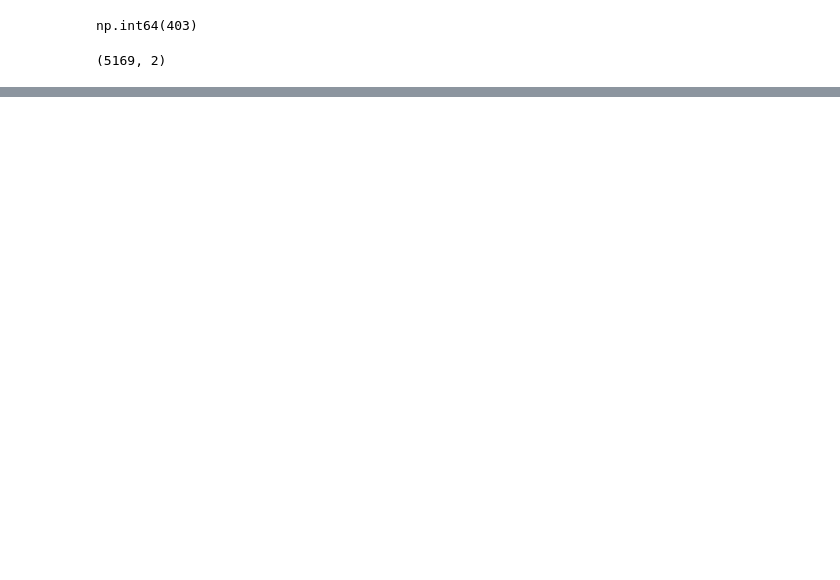
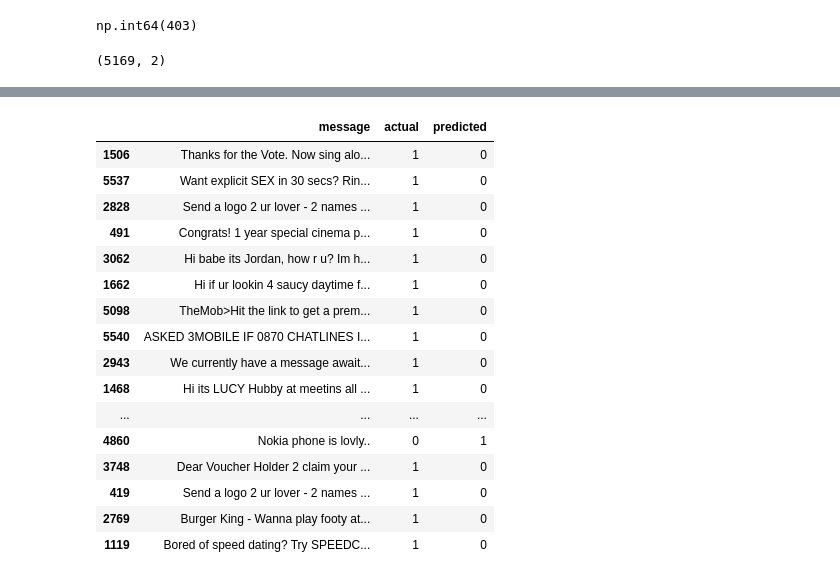
Before and after one commit to mohammedshoaib07cloud/SMS-spam-classifier, a Jupyter notebook: spam-calssifier.ipynb, the cells around one changed output, grey strips where cells are left out. Drawn from its saved outputs; the diff is of its cells as text; code cells hidden in the pictures; blank space fills up the shorter version.

Commit message:
Add train/test split, TF-IDF vectorization, Naive Bayes model, evaluation

```diff
--- a/spam-calssifier.ipynb
+++ b/spam-calssifier.ipynb
@@ -108,0 +129,12 @@ See the caveats in the documentation: https://pandas.pydata.org/pandas-docs/stab
+# %%
+from sklearn.model_selection import train_test_split
+
+X_train, X_test, y_train, y_test = train_test_split(
+    df["message"],
+    df["label_num"],
+    test_size=0.2,
+    random_state=42,
+    stratify=df["label_num"]
+)
+
+print(X_train.shape, X_test.shape)
@@ -108,0 +143,9 @@ See the caveats in the documentation: https://pandas.pydata.org/pandas-docs/stab
+# %%
+from sklearn.feature_extraction.text import TfidfVectorizer
+
+vectorizer = TfidfVectorizer(stop_words="english", lowercase=True)
+
+X_train_vec = vectorizer.fit_transform(X_train)
+X_test_vec = vectorizer.transform(X_test)
+
+print(X_train_vec.shape)
@@ -108,0 +154,5 @@ See the caveats in the documentation: https://pandas.pydata.org/pandas-docs/stab
+# %%
+from sklearn.naive_bayes import MultinomialNB
+
+model = MultinomialNB()
+model.fit(X_train_vec, y_train)
@@ -108,0 +161,10 @@ See the caveats in the documentation: https://pandas.pydata.org/pandas-docs/stab
+# %%
+from sklearn.metrics import accuracy_score, precision_score, recall_score, classification_report
+
+y_pred = model.predict(X_test_vec)
+
+print("Accuracy:", accuracy_score(y_test, y_pred))
+print("Precision:", precision_score(y_test, y_pred))
+print("Recall:", recall_score(y_test, y_pred))
+print()
+print(classification_report(y_test, y_pred, target_names=["ham", "spam"]))
@@ -108,0 +184,26 @@ See the caveats in the documentation: https://pandas.pydata.org/pandas-docs/stab
+# %%
+results = pd.DataFrame({
+    "message": X_test,
+    "actual":y_test,
+    "predicted":y_pred
+})
+
+results[results["actual"] != results["predicted"]]
+# %% [output]
+|  | message | actual | predicted |
+| 1506 | Thanks for the Vote. Now sing alo... | 1 | 0 |
+| 5537 | Want explicit SEX in 30 secs? Rin... | 1 | 0 |
+| 2828 | Send a logo 2 ur lover - 2 names ... | 1 | 0 |
+| 491 | Congrats! 1 year special cinema p... | 1 | 0 |
+| 3062 | Hi babe its Jordan, how r u? Im h... | 1 | 0 |
+| 1662 | Hi if ur lookin 4 saucy daytime f... | 1 | 0 |
+| 5098 | TheMob>Hit the link to get a prem... | 1 | 0 |
+| 5540 | ASKED 3MOBILE IF 0870 CHATLINES I... | 1 | 0 |
+| 2943 | We currently have a message await... | 1 | 0 |
+| 1468 | Hi its LUCY Hubby at meetins all ... | 1 | 0 |
+| ... | ... | ... | ... |
+| 4860 | Nokia phone is lovly.. | 0 | 1 |
+| 3748 | Dear Voucher Holder 2 claim your ... | 1 | 0 |
+| 419 | Send a logo 2 ur lover - 2 names ... | 1 | 0 |
+| 2769 | Burger King - Wanna play footy at... | 1 | 0 |
+| 1119 | Bored of speed dating? Try SPEEDC... | 1 | 0 |
```
Also changed, not shown: parts of 12 cells of this notebook.
